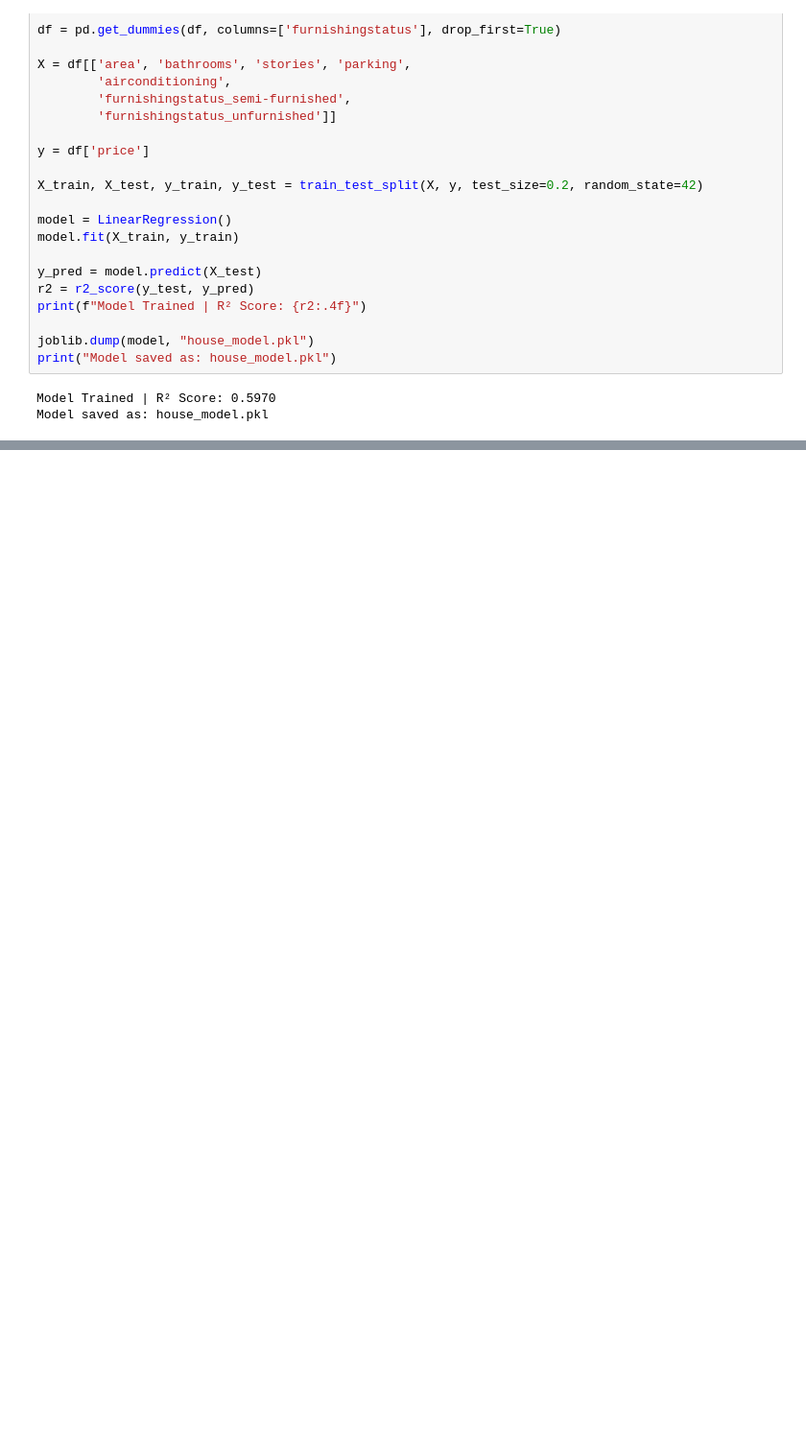
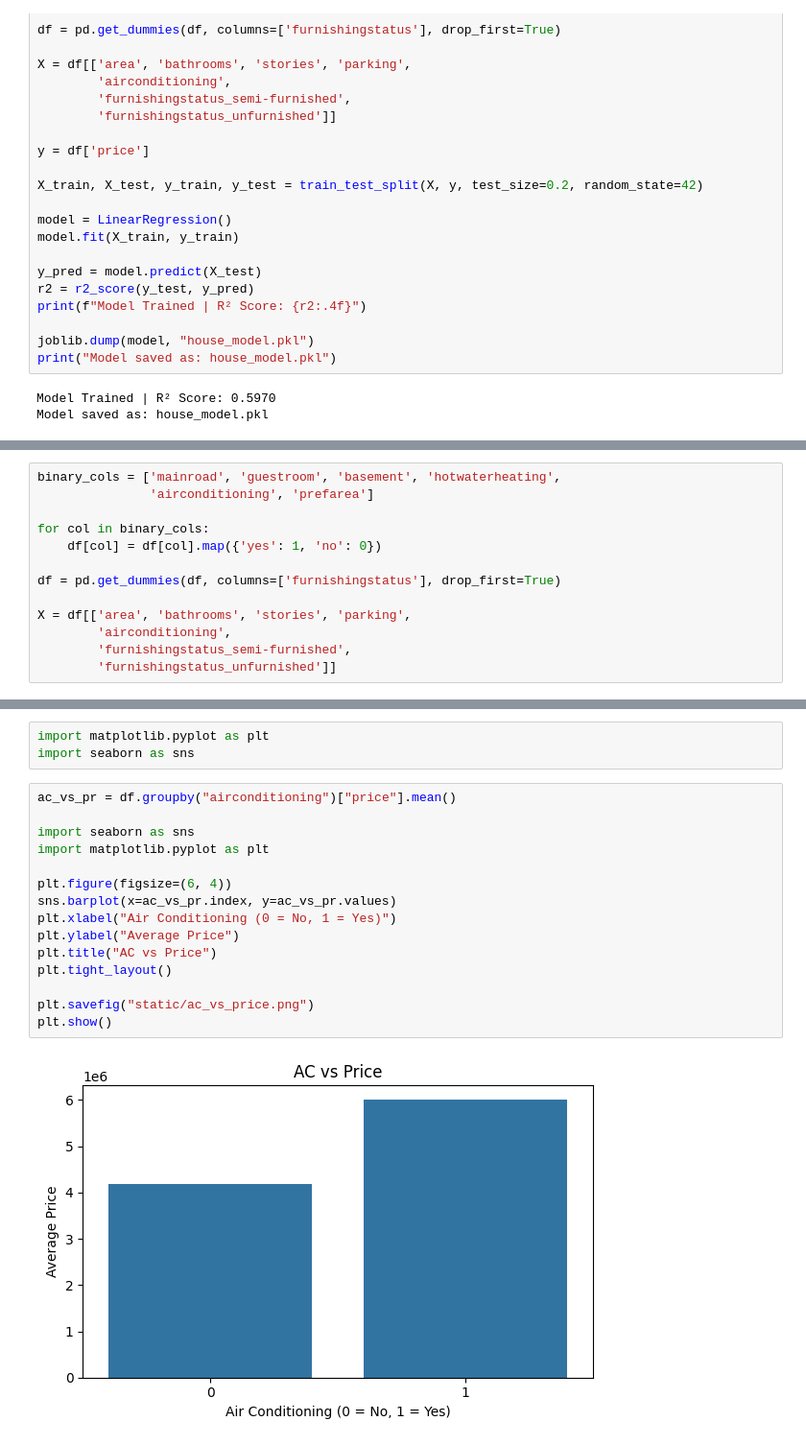
Before and after one commit to abhinandan45/Machine-learning, a Jupyter notebook: train.ipynb, the cells around one changed output, grey strips where cells are left out. Shown at 96% size. Drawn from its saved outputs; the diff is of its cells as text; blank space fills up the shorter version.

```diff
--- a/train.ipynb
+++ b/train.ipynb
@@ -88,0 +39,13 @@ print("✅ All EDA graphs saved in static/")
+# %%
+binary_cols = ['mainroad', 'guestroom', 'basement', 'hotwaterheating',
+               'airconditioning', 'prefarea']
+
+for col in binary_cols:
+    df[col] = df[col].map({'yes': 1, 'no': 0})
+
+df = pd.get_dummies(df, columns=['furnishingstatus'], drop_first=True)
+
+X = df[['area', 'bathrooms', 'stories', 'parking',
+        'airconditioning',
+        'furnishingstatus_semi-furnished',
+        'furnishingstatus_unfurnished']]
@@ -88,0 +58,20 @@ print("✅ All EDA graphs saved in static/")
+# %%
+import matplotlib.pyplot as plt
+import seaborn as sns
+# %%
+ac_vs_pr = df.groupby("airconditioning")["price"].mean()
+
+import seaborn as sns
+import matplotlib.pyplot as plt
+
+plt.figure(figsize=(6, 4))
+sns.barplot(x=ac_vs_pr.index, y=ac_vs_pr.values)
+plt.xlabel("Air Conditioning (0 = No, 1 = Yes)")
+plt.ylabel("Average Price")
+plt.title("AC vs Price")
+plt.tight_layout()
+
+plt.savefig("static/ac_vs_price.png")
+plt.show()
+# %% [output]
+[figure, added]
```
Also changed, not shown: parts of 5 cells of this notebook, 7 other files.
